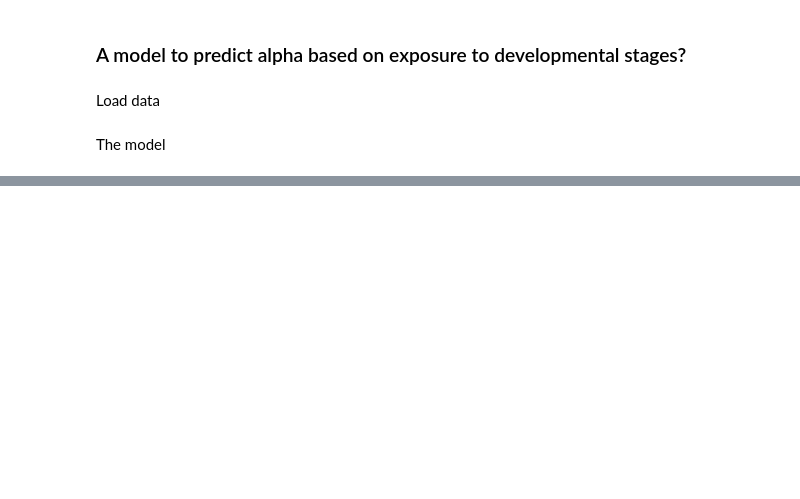
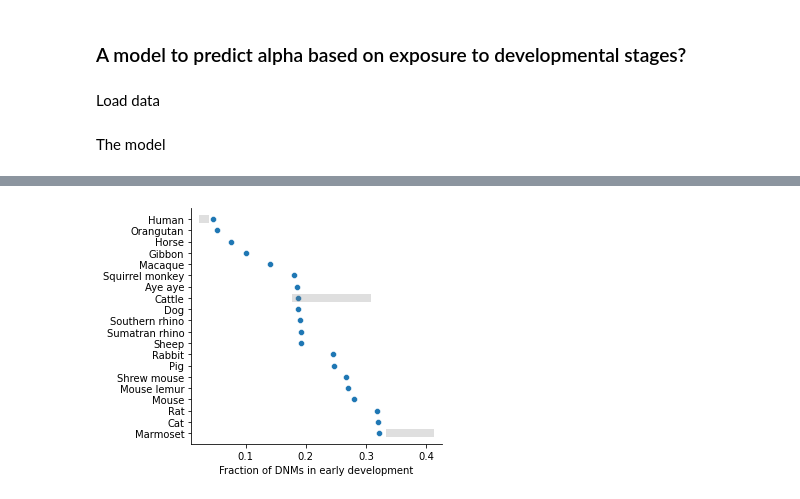
Before and after one commit to flw88/mut_sex_bias_amniotes, a Jupyter notebook: notebooks/2exposure_model.ipynb, the cells around one changed output, grey strips where cells are left out. Drawn from its saved outputs; the diff is of its cells as text; code cells hidden in the pictures; blank space fills up the shorter version.

```diff
--- a/notebooks/2exposure_model.ipynb
+++ b/notebooks/2exposure_model.ipynb
@@ -197,3 +179,30 @@ predicted_alphas
+# %%
+lindsay_parent_DNMs = 811
+lindsay_prePGC = 55+54+194
+lindsay_cis = ssp.proportion_confint(lindsay_prePGC, lindsay_parent_DNMs)
+
+harland_parent_DNMs = 124+32+50
+harland_prePGC = 50
+harland_cis = ssp.proportion_confint(harland_prePGC, harland_parent_DNMs)
+
+sasani_parent_DNMs = 23399
+sasani_prePGC = 720
+sasani_cis = ssp.proportion_confint(sasani_prePGC, sasani_parent_DNMs)
+
+f,ax = plt.subplots(figsize=[5,4])
+subd = predicted_alphas.sort_values(by="Efrac").reset_index()
+sns.scatterplot(data=subd,x="Efrac",y="species",ax=ax)
+ax.set_yticklabels([species2common[sp] for sp in subd.species])
+ax.plot(sasani_cis, [0, 0], linewidth=8, color="gray", alpha=0.25)
+ax.plot(lindsay_cis, [19, 19], linewidth=8, color="gray", alpha=0.25)
+ax.plot(harland_cis, [7, 7], linewidth=8, color="gray", alpha=0.25)
+ax.set_xlabel("Fraction of DNMs in early development")
+ax.set_ylabel("")
+sns.despine()
+plt.tight_layout()
+#f.savefig("pdfs/fraction_of_muE.pdf")
+# %% [output]
+[figure, added]
 # %%
 datafor = ['species','alpha','alpha_lwr','alpha_upr','xz_a','xz_a_lwr','xz_a_upr','mut_type','DivTime','MutPerYearUCSC','GenerationLength_d','Order','Genus','SuperOrder','AssemblyAccession','AssemblyName','Organism','AssemblyStatus','Coverage','ContigN50','ScaffoldN50','Sex','Heterozygosity','AnAge_presence','AnAge_ntraits','Female_maturity','Male_maturity','Gestation','Weaning','Litter_size','Litters_per_year','Interbirth_interval','Birth_weight','Weaning_weight','Adult_weight','Growth_rate','Maximum_longevity','Source','Specimen_origin','Sample_size','Data_quality','IMR','MRDT','Metabolic_rate','Body_mass','Temperature','Complex_XY']
 tocsv = complete_data[datafor].set_index("species").join(predicted_alphas[["species","predicted_alpha_lwr","predicted_alpha","predicted_alpha_upr"]].set_index("species")).reset_index()
```
Also changed, not shown: parts of 8 cells of this notebook, 53 other files.
